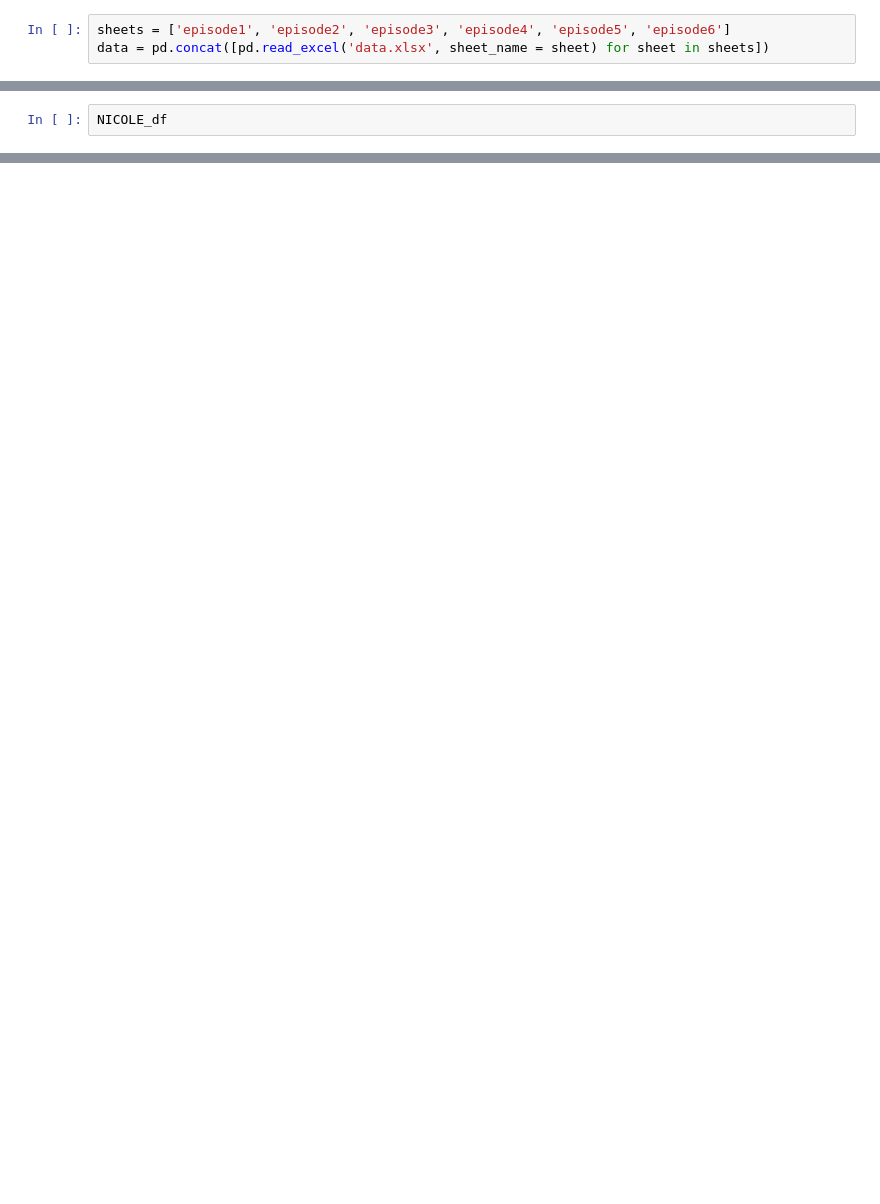
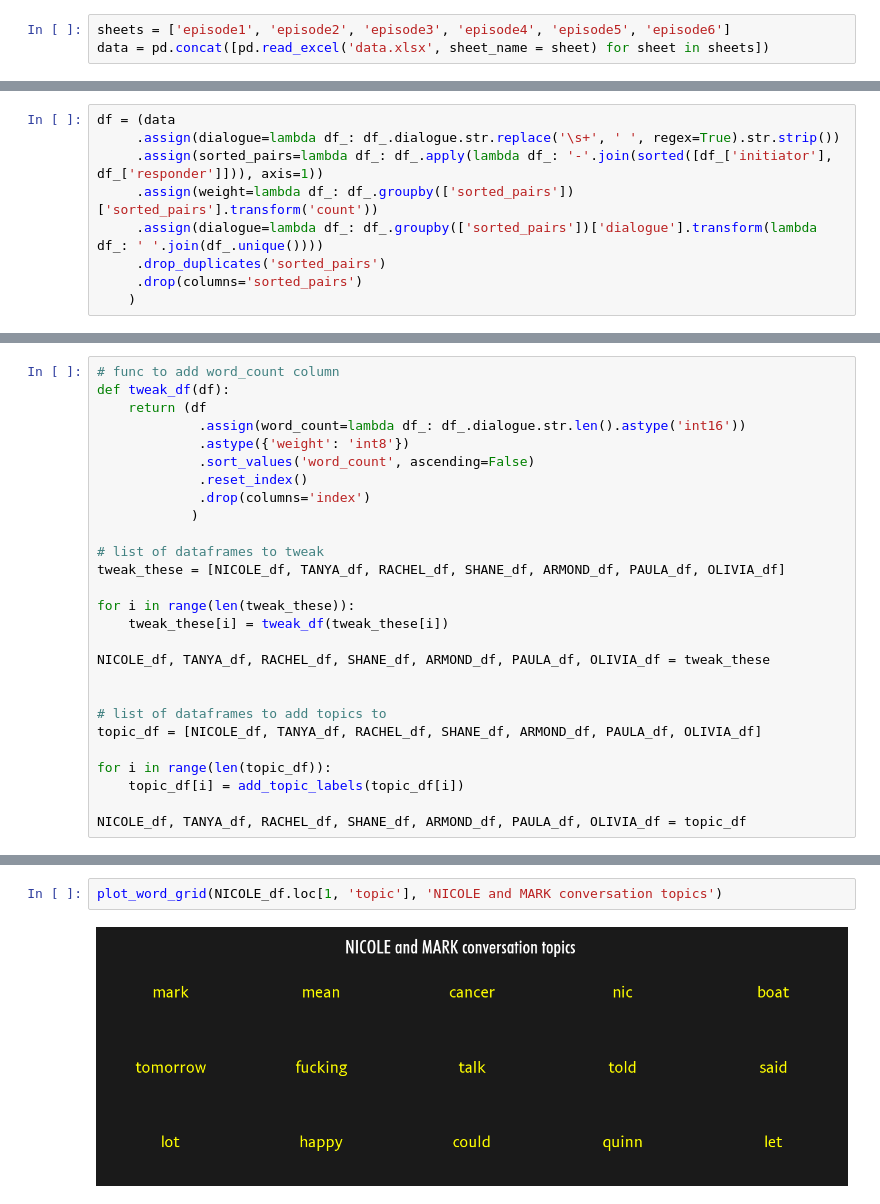
Before and after one commit to jorammutenge/IS527-Project, a Jupyter notebook: 3_topics.ipynb, the cells around one changed output, grey strips where cells are left out. Drawn from its saved outputs; the diff is of its cells as text; blank space fills up the shorter version.

Commit message:
Created topic plots and cleaned up code.

```diff
--- a/3_topics.ipynb
+++ b/3_topics.ipynb
@@ -88,0 +17,9 @@ df.iloc[64, 4]
+# %%
+df = (data
+     .assign(dialogue=lambda df_: df_.dialogue.str.replace('\s+', ' ', regex=True).str.strip())
+     .assign(sorted_pairs=lambda df_: df_.apply(lambda df_: '-'.join(sorted([df_['initiator'], df_['responder']])), axis=1))
+     .assign(weight=lambda df_: df_.groupby(['sorted_pairs'])['sorted_pairs'].transform('count'))
+     .assign(dialogue=lambda df_: df_.groupby(['sorted_pairs'])['dialogue'].transform(lambda df_: ' '.join(df_.unique())))
+     .drop_duplicates('sorted_pairs')
+     .drop(columns='sorted_pairs')
+    )
@@ -98,4 +79,29 @@ for name in chosen_names:
     # Create a new DataFrame with the selected rows
     globals()[f'{name}_df'] = pd.DataFrame(new_df)
 # %%
-NICOLE_df
+# func to add word_count column
+def tweak_df(df):
+    return (df
+             .assign(word_count=lambda df_: df_.dialogue.str.len().astype('int16'))
+             .astype({'weight': 'int8'})
+             .sort_values('word_count', ascending=False)
+             .reset_index()
+             .drop(columns='index')
+            )
+
+# list of dataframes to tweak
+tweak_these = [NICOLE_df, TANYA_df, RACHEL_df, SHANE_df, ARMOND_df, PAULA_df, OLIVIA_df]
+
+for i in range(len(tweak_these)):
+    tweak_these[i] = tweak_df(tweak_these[i])
+
+NICOLE_df, TANYA_df, RACHEL_df, SHANE_df, ARMOND_df, PAULA_df, OLIVIA_df = tweak_these
+
+
+# list of dataframes to add topics to
+topic_df = [NICOLE_df, TANYA_df, RACHEL_df, SHANE_df, ARMOND_df, PAULA_df, OLIVIA_df]
+
+for i in range(len(topic_df)):
+    topic_df[i] = add_topic_labels(topic_df[i])
+
+NICOLE_df, TANYA_df, RACHEL_df, SHANE_df, ARMOND_df, PAULA_df, OLIVIA_df = topic_df
@@ -103,0 +167,4 @@ TANYA_df
+# %%
+plot_word_grid(NICOLE_df.loc[1, 'topic'], 'NICOLE and MARK conversation topics')
+# %% [output]
+[figure, added]
```
Also changed, not shown: parts of 31 cells of this notebook, 3 other files.
